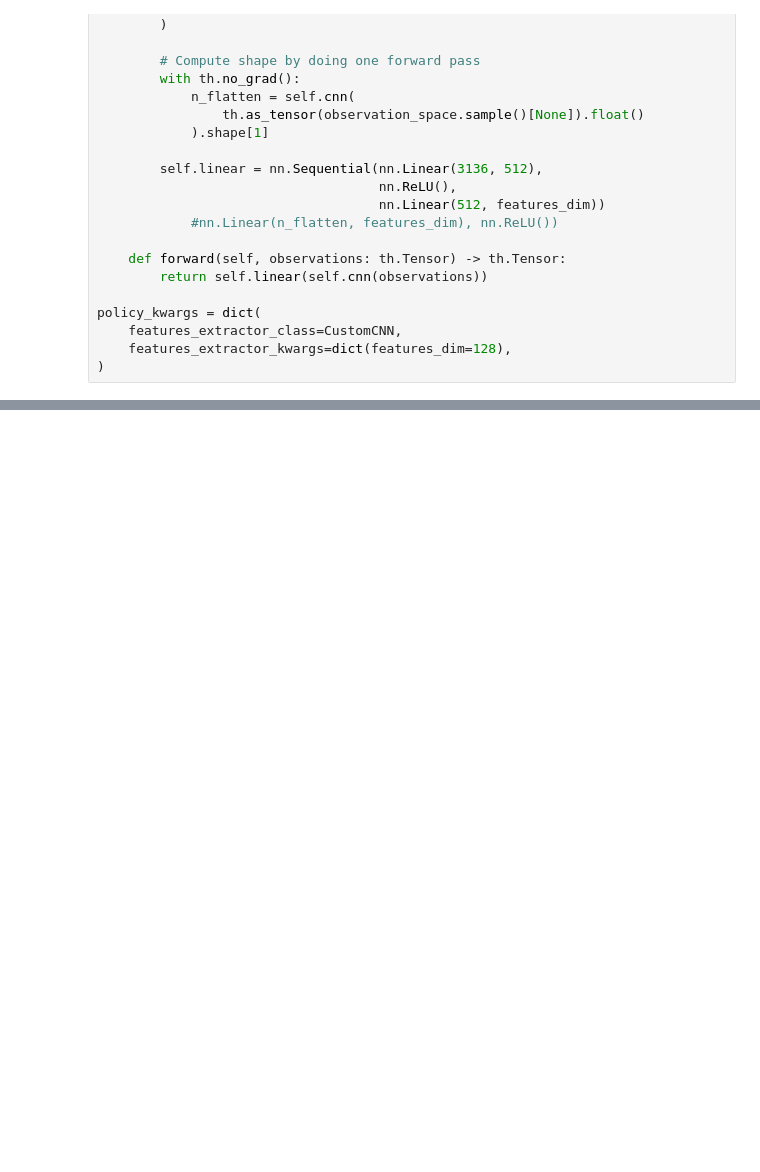
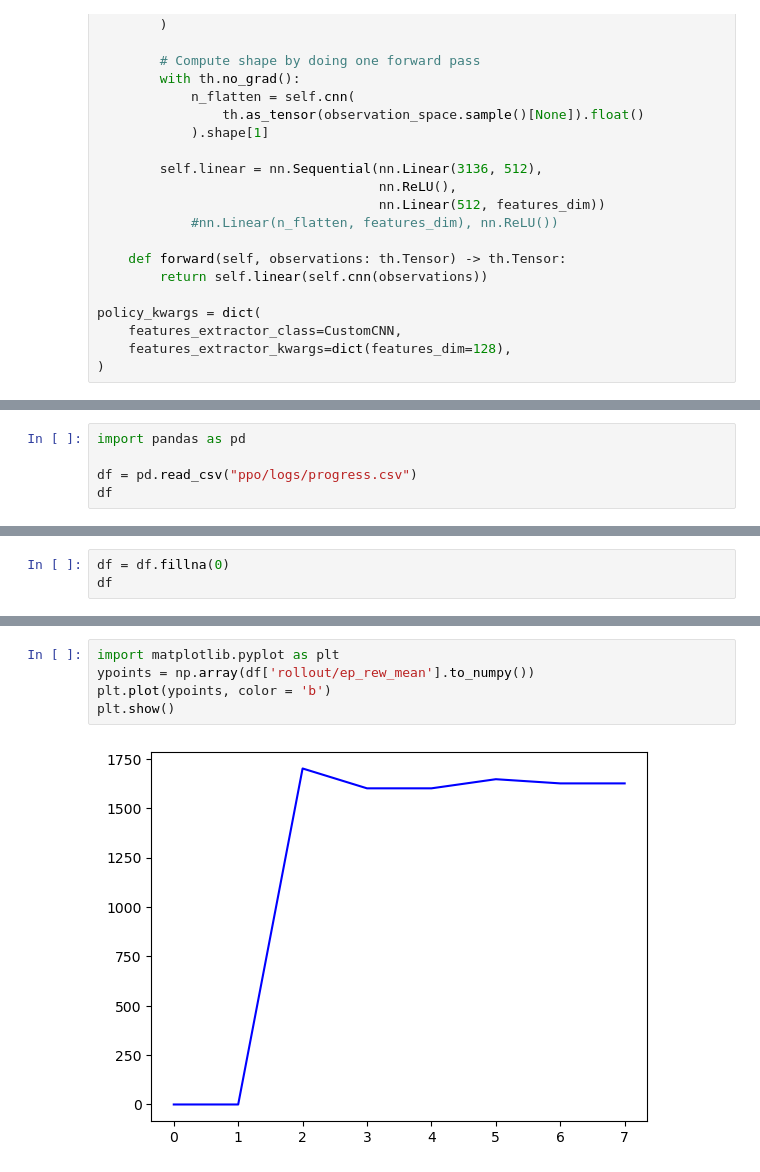
Before and after one commit to Laura-Rodrigues/AP, a Jupyter notebook: PPO_custom_network.ipynb, the cells around one changed output, grey strips where cells are left out. Drawn from its saved outputs; the diff is of its cells as text; blank space fills up the shorter version.

```diff
--- a/PPO_custom_network.ipynb
+++ b/PPO_custom_network.ipynb
@@ -180,0 +220,5 @@ AttributeError: 'tuple' object has no attribute 'shape'
+# %%
+import pandas as pd
+
+df = pd.read_csv("ppo/logs/progress.csv")
+df
@@ -180,0 +235,3 @@ AttributeError: 'tuple' object has no attribute 'shape'
+# %%
+df = df.fillna(0)
+df
@@ -180,0 +248,7 @@ AttributeError: 'tuple' object has no attribute 'shape'
+# %%
+import matplotlib.pyplot as plt
+ypoints = np.array(df['rollout/ep_rew_mean'].to_numpy())
+plt.plot(ypoints, color = 'b')
+plt.show()
+# %% [output]
+[figure, added]
```
Also changed, not shown: parts of 9 cells of this notebook.
